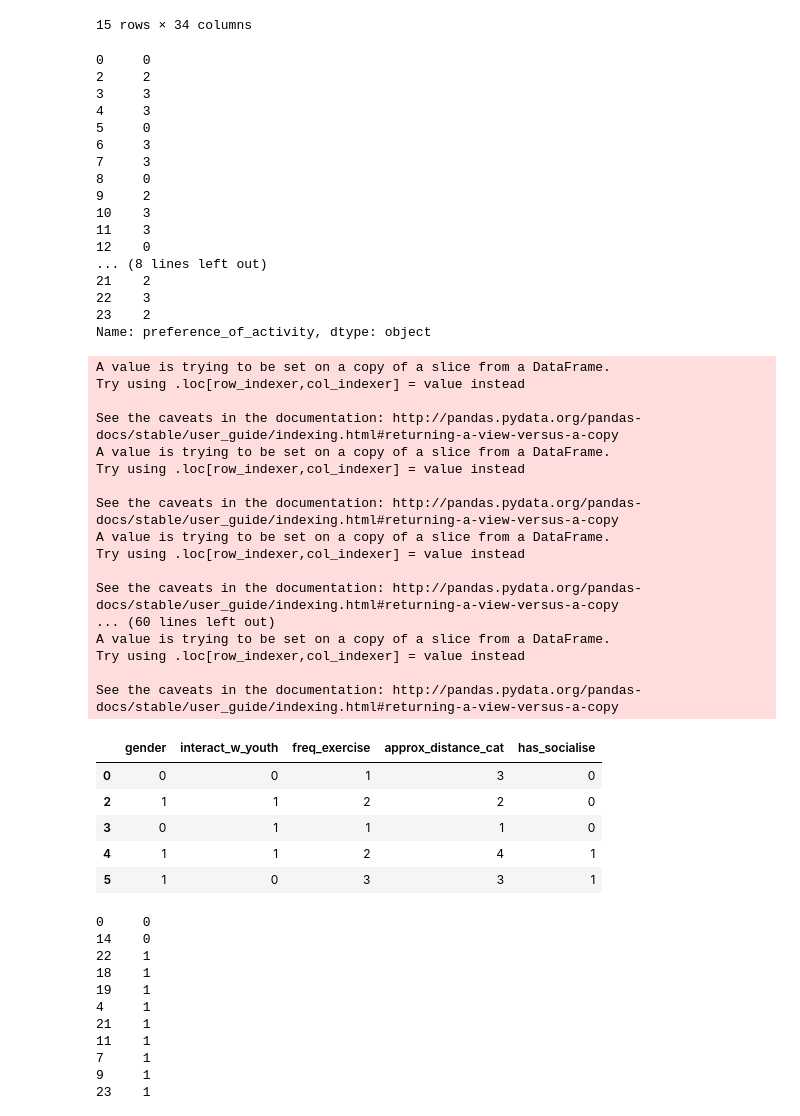
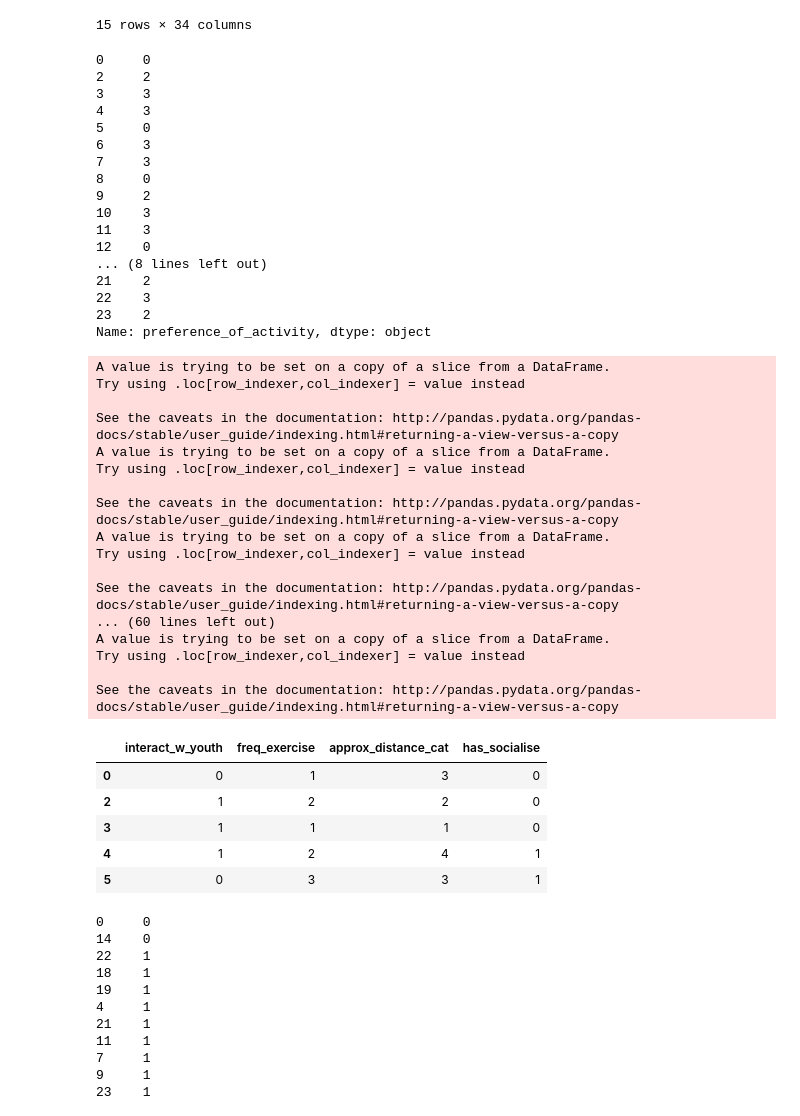
Before and after one commit to erikaaldisa/SMT202_IntergenerationalHub_Analysis, a Jupyter notebook: Classification/ElderlyOpinion_Models.ipynb, the cells around one changed output. Drawn from its saved outputs; the diff is of its cells as text; code cells hidden in the pictures.

```diff
--- a/Classification/ElderlyOpinion_Models.ipynb
+++ b/Classification/ElderlyOpinion_Models.ipynb
@@ -219,8 +219,8 @@ from sklearn.model_selection import train_test_split
 
 df = pd.read_csv("elderly_opinions.csv")
 df = prepare_data(df)
-,
-x_exercise = ["gender","interact_w_youth","freq_exercise","approx_distance_cat","has_socialise"]
+
+x_exercise = ["interact_w_youth","freq_exercise","approx_distance_cat","has_socialise"]
 y_exercise = df["consider_coming"]
 
 
@@ -234,39 +234,39 @@ exercise_variables_df.head(5)
 5     0
 6     3
 7     3
 8     0
 9     2
 10    3
 11    3
 12    0
 ... (8 lines left out)
 21    2
 22    3
 23    2
 Name: preference_of_activity, dtype: object
 A value is trying to be set on a copy of a slice from a DataFrame.
 Try using .loc[row_indexer,col_indexer] = value instead
 
 See the caveats in the documentation: http://pandas.pydata.org/pandas-docs/stable/user_guide/indexing.html#returning-a-view-versus-a-copy
 A value is trying to be set on a copy of a slice from a DataFrame.
 Try using .loc[row_indexer,col_indexer] = value instead
 
 See the caveats in the documentation: http://pandas.pydata.org/pandas-docs/stable/user_guide/indexing.html#returning-a-view-versus-a-copy
 A value is trying to be set on a copy of a slice from a DataFrame.
 Try using .loc[row_indexer,col_indexer] = value instead
 
 See the caveats in the documentation: http://pandas.pydata.org/pandas-docs/stable/user_guide/indexing.html#returning-a-view-versus-a-copy
 ... (60 lines left out)
 A value is trying to be set on a copy of a slice from a DataFrame.
 Try using .loc[row_indexer,col_indexer] = value instead
 
 See the caveats in the documentation: http://pandas.pydata.org/pandas-docs/stable/user_guide/indexing.html#returning-a-view-versus-a-copy
-|  | gender | interact_w_youth | freq_exercise | approx_distance_cat | has_socialise |
-| 0 | 0 | 0 | 1 | 3 | 0 |
-| 2 | 1 | 1 | 2 | 2 | 0 |
-| 3 | 0 | 1 | 1 | 1 | 0 |
-| 4 | 1 | 1 | 2 | 4 | 1 |
-| 5 | 1 | 0 | 3 | 3 | 1 |
+|  | interact_w_youth | freq_exercise | approx_distance_cat | has_socialise |
+| 0 | 0 | 1 | 3 | 0 |
+| 2 | 1 | 2 | 2 | 0 |
+| 3 | 1 | 1 | 1 | 0 |
+| 4 | 1 | 2 | 4 | 1 |
+| 5 | 0 | 3 | 3 | 1 |
 # %%
 #Split into train and test set
 X_train, X_test, y_train, y_test = train_test_split(exercise_variables_df, y_exercise, test_size = 0.1,
```
Also changed, not shown: parts of 2 cells of this notebook.
